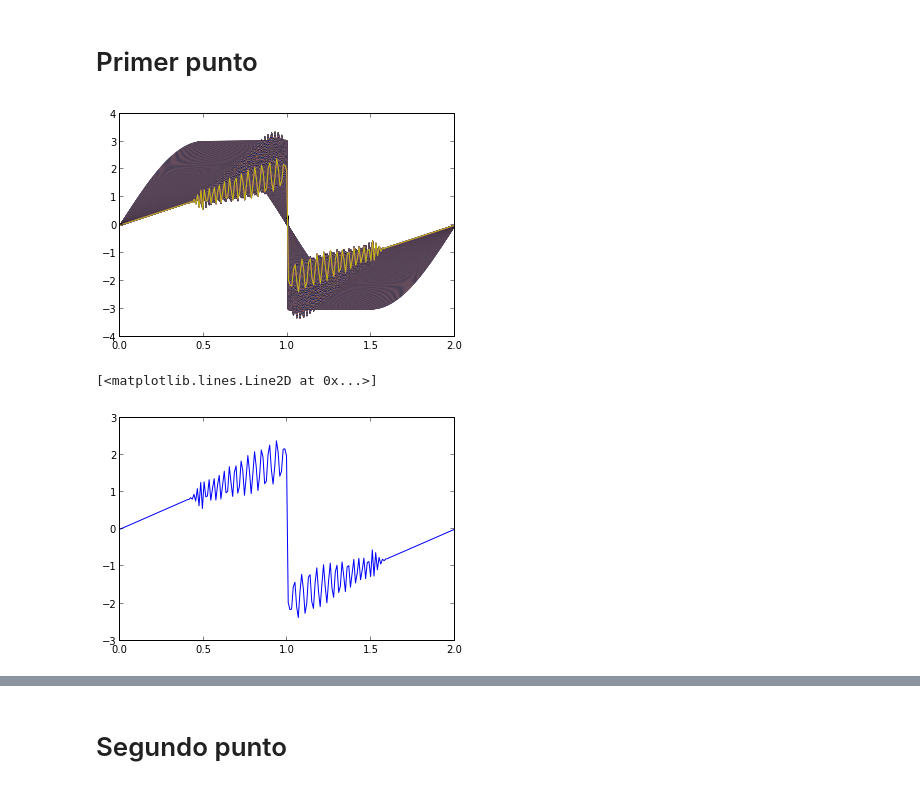
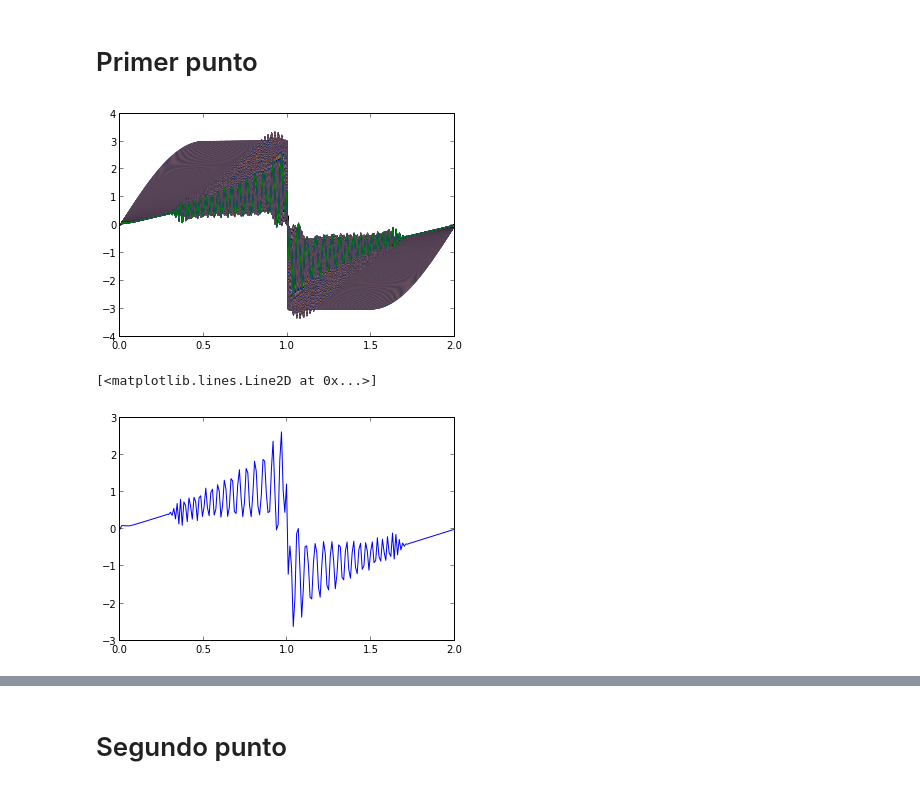
Before and after one commit to Alejogon/Tarea7, a Jupyter notebook: burger.ipynb, the cells around one changed output, grey strips where cells are left out. Cells and saved outputs as stored; diff of their text form; code cells hidden in the pictures.

```diff
--- a/burger.ipynb
+++ b/burger.ipynb
@@ -5,7 +5,7 @@ from mpl_toolkits.mplot3d import Axes3D
 Populating the interactive namespace from numpy and matplotlib
 # %%
 n_x = 200
-n_t = 1000
+n_t = 1500
 
 c = 1
 dx = 1.0 / 100.0
@@ -38,17 +38,17 @@ u[-1] = 0
 # Primer punto
 # %%
 u_past = zeros(n_x)
-
+u_2past = zeros(n_x)
 for n in range(n_t):
     plot(x,u)
     u_past = u.copy()
-
-    for i in range(1,n_x-1):
-        u[i]=u_past[i]-(B/2)*( u_past[i+1]**2 -  u_past[i-1]**2 )
+    u_2past = u_past.copy()
+    for i in range(2,n_x-1):
+        u[i]=u_2past[i]-(B/2)*( u_past[i+1]**2 -  u_past[i-1]**2 )
 # %% [output]
-[figure, old version]
+[figure, new version]
 # %%
 plot (x,u)
 # %% [output]
 [<matplotlib.lines.Line2D at 0x...>]
-[figure, old version]
+[figure, new version]
```
Also changed, not shown: parts of 4 cells of this notebook.
